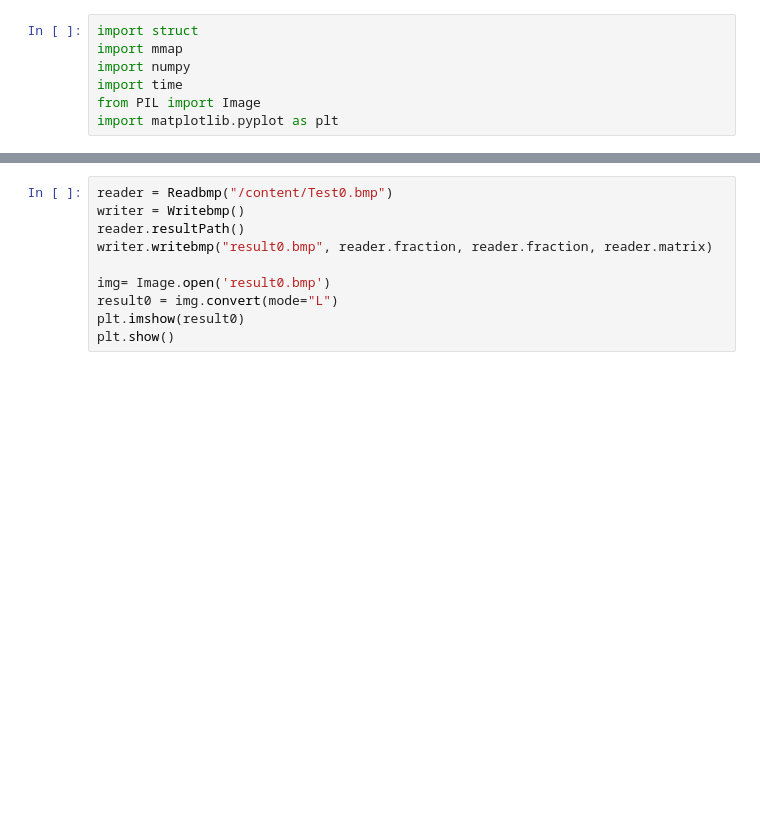
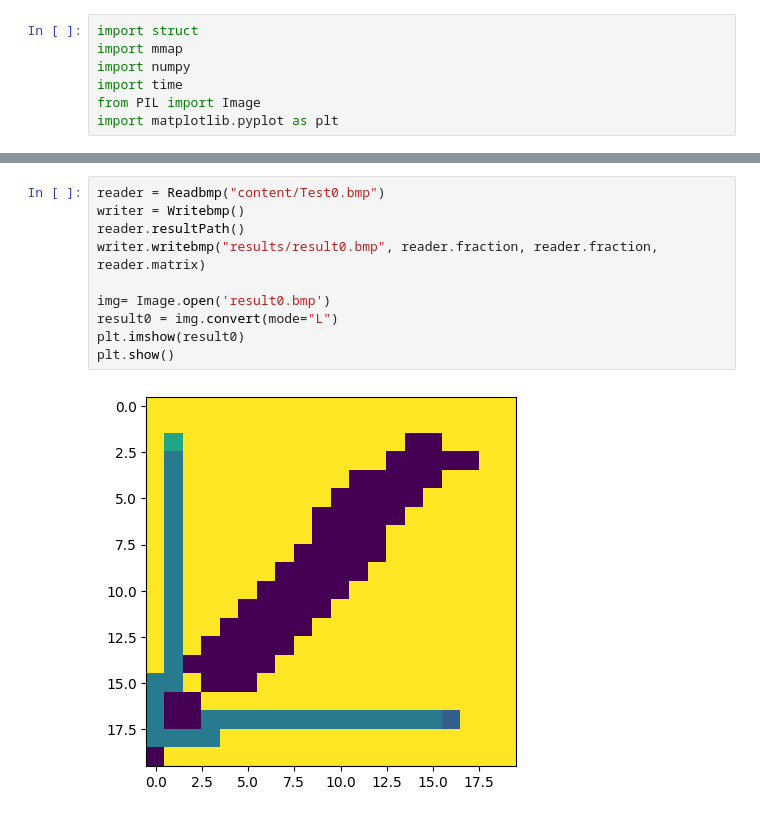
Before and after one commit to AndresQuinto5/IA_LAB5, a Jupyter notebook: IA_LAB5.ipynb, the cells around one changed output, grey strips where cells are left out. Saved outputs shown, nothing was run; the diff lists cells and outputs as text; blank space fills up the shorter version.

Commit message:
[CLS] utils and results

```diff
--- a/IA_LAB5.ipynb
+++ b/IA_LAB5.ipynb
@@ -243,10 +242,12 @@ class Writebmp(object): # output bmp
 # %%
-reader = Readbmp("/content/Test0.bmp")
+reader = Readbmp("content/Test0.bmp")
 writer = Writebmp()
 reader.resultPath()
-writer.writebmp("result0.bmp", reader.fraction, reader.fraction, reader.matrix)
+writer.writebmp("results/result0.bmp", reader.fraction, reader.fraction, reader.matrix)
 
 img= Image.open('result0.bmp')
 result0 = img.convert(mode="L")
 plt.imshow(result0)
 plt.show()
+# %% [output]
+[figure, added]
```
Also changed, not shown: parts of 8 cells of this notebook, 3 other files.
